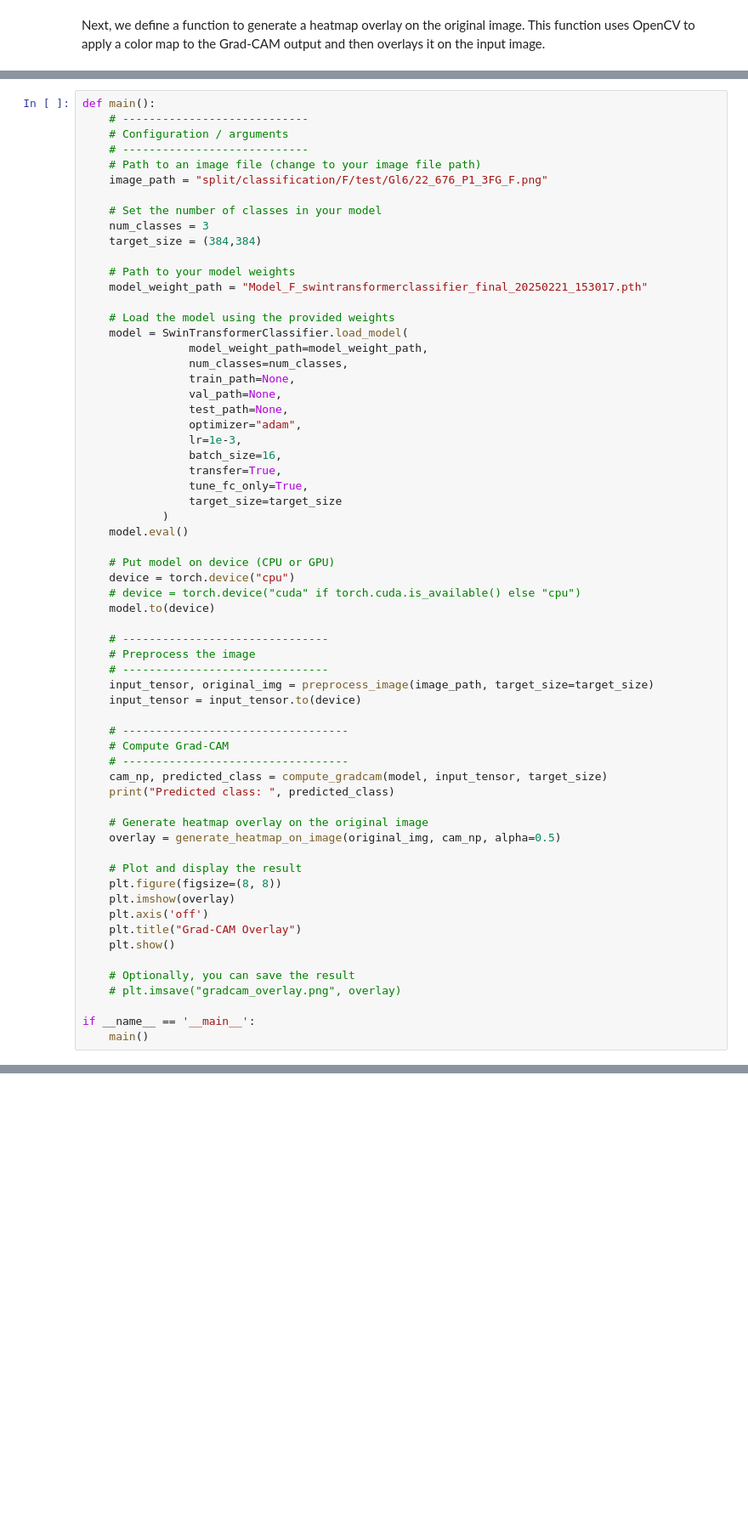
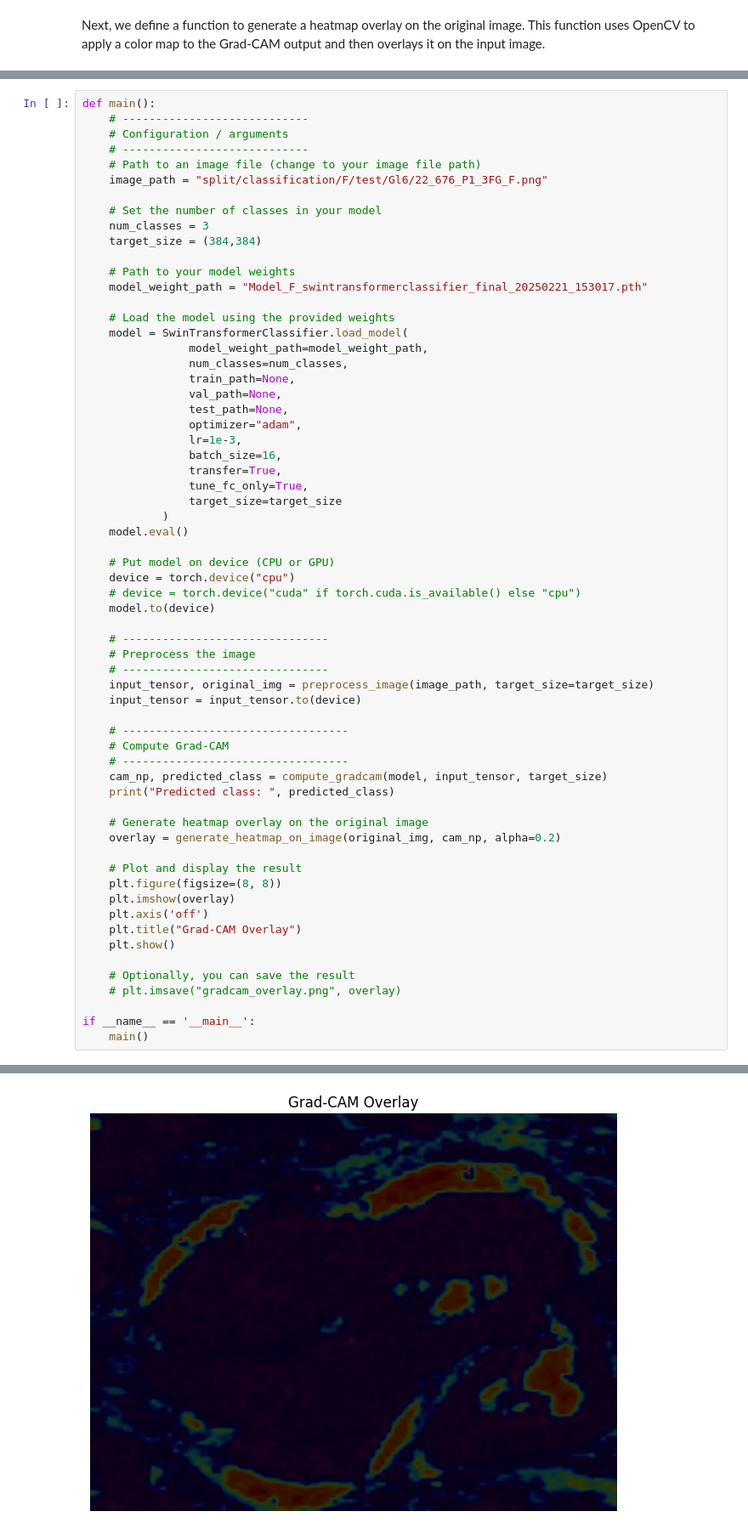
Before and after one commit to ccomkhj/Lightening_Classifier, a Jupyter notebook: grad_cam.ipynb, the cells around one changed output, grey strips where cells are left out. Shown at 85% size. Saved outputs shown, nothing was run; the diff lists cells and outputs as text; blank space fills up the shorter version.

Commit message:
grad cam image added

```diff
--- a/grad_cam.ipynb
+++ b/grad_cam.ipynb
@@ -223,7 +223,7 @@ def main():
     print("Predicted class: ", predicted_class)
 
     # Generate heatmap overlay on the original image
-    overlay = generate_heatmap_on_image(original_img, cam_np, alpha=0.5)
+    overlay = generate_heatmap_on_image(original_img, cam_np, alpha=0.2)
 
     # Plot and display the result
     plt.figure(figsize=(8, 8))
@@ -242,3 +244,4 @@ Forward hook - Activations shape: torch.Size([1, 9216, 128])
+[figure, added]
 # %% [markdown]
 ## Summary
 
```
Also changed, not shown: parts of 1 cell of this notebook.
